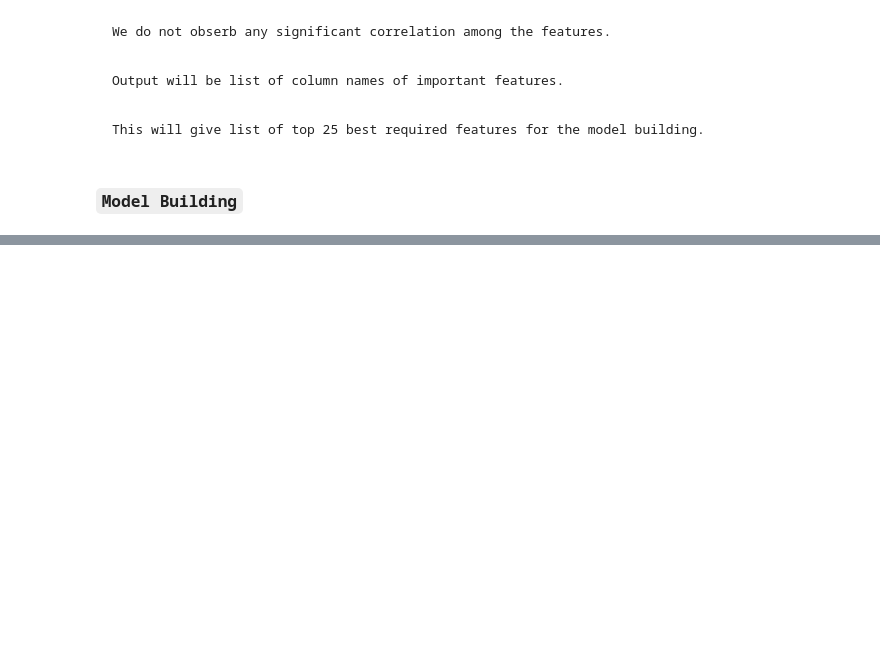
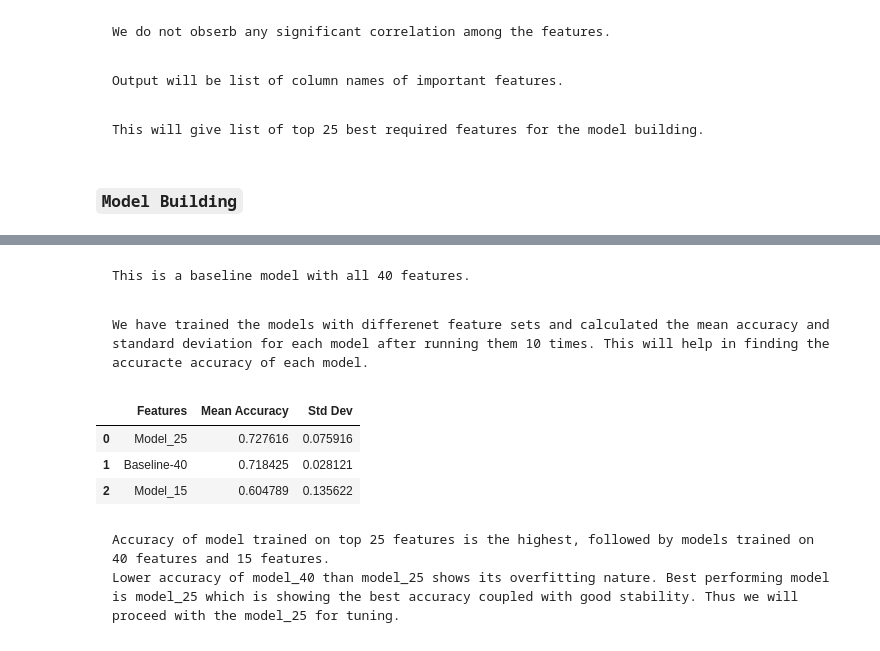
Before and after one commit to Padhanaya/apex-project2, a Jupyter notebook: apex.ipynb, the cells around one changed output, grey strips where cells are left out. Saved outputs shown, nothing was run; the diff lists cells and outputs as text; code cells hidden in the pictures; blank space fills up the shorter version.

Commit message:
Initial model comparision

````diff
--- a/apex.ipynb
+++ b/apex.ipynb
@@ -827,5 +839,6 @@ y_test = torch.tensor(y_test, dtype=torch.float32).view(-1,1)
 # %%
- class ANN(nn.Module):
+# Creating class of feed forward network with one input, two hidden and one output layer.
+class ANN(nn.Module):
     def __init__(self, input_dim):
         super(ANN, self).__init__()
 
@@ -834,8 +847,7 @@ y_test = torch.tensor(y_test, dtype=torch.float32).view(-1,1)
             nn.ReLU(),
             nn.Linear(32, 16),
             nn.ReLU(),
-            nn.Linear(16, 1),
-            nn.Sigmoid()
+            nn.Linear(16, 1)
         )
 
     def forward(self, x):
@@ -896,0 +898,53 @@ torch.Size([36166, 25])
+# %%
+# Finding mean and standrad deviation of accuracy of the model train on all features.
+result = []
+accs = []
+for i in range(10):
+    set_seed(42 + i)
+    acc = train_model(X_train, y_train, X_test, y_test, X_train.shape[1])
+    accs.append(acc)
+
+result.append(["Baseline-40", np.mean(accs), np.std(accs)])
+# %% [markdown]
+```
+This is a baseline model with all 40 features.
+```
+# %%
+# Finding mean and standrad deviation of accuracy of the model train on 25 features.
+accs = []
+for i in range(10):
+    set_seed(42 + i)
+    acc = train_model(X_train25, y_train, X_test25, y_test, X_train25.shape[1])
+    accs.append(acc)
+
+result.append(["Model_25", np.mean(accs), np.std(accs)])
+# %%
+# Finding mean and standrad deviation of accuracy of the model train on 15 features.
+accs = []
+
+for i in range(10):
+    set_seed(42 + i)
+    acc = train_model(X_train15, y_train, X_test15, y_test, X_train15.shape[1])
+    accs.append(acc)
+
+
+result.append(["Model_15", np.mean(accs), np.std(accs)])
+# %% [markdown]
+```
+We have trained the models with differenet feature sets and calculated the mean accuracy and standard deviation for each model after running them 10 times. This will help in finding the accuracte accuracy of each model.
+```
+# %%
+pd.DataFrame(
+    result,
+    columns = ["Features", "Mean Accuracy", "Std Dev"]
+    ).sort_values(by = "Mean Accuracy", ascending = False).reset_index(drop  = 'first')
+# %% [output]
+|  | Features | Mean Accuracy | Std Dev |
+| 0 | Model_25 | 0.727616 | 0.075916 |
+| 1 | Baseline-40 | 0.718425 | 0.028121 |
+| 2 | Model_15 | 0.604789 | 0.135622 |
+# %% [markdown]
+```
+Accuracy of model trained on top 25 features is the highest, followed by models trained on 40 features and 15 features.
+Lower accuracy of model_40 than model_25 shows its overfitting nature. Best performing model is model_25 which is showing the best accuracy coupled with good stability. Thus we will proceed with the model_25 for tuning.
+```
````
Also changed, not shown: parts of 9 cells of this notebook.
